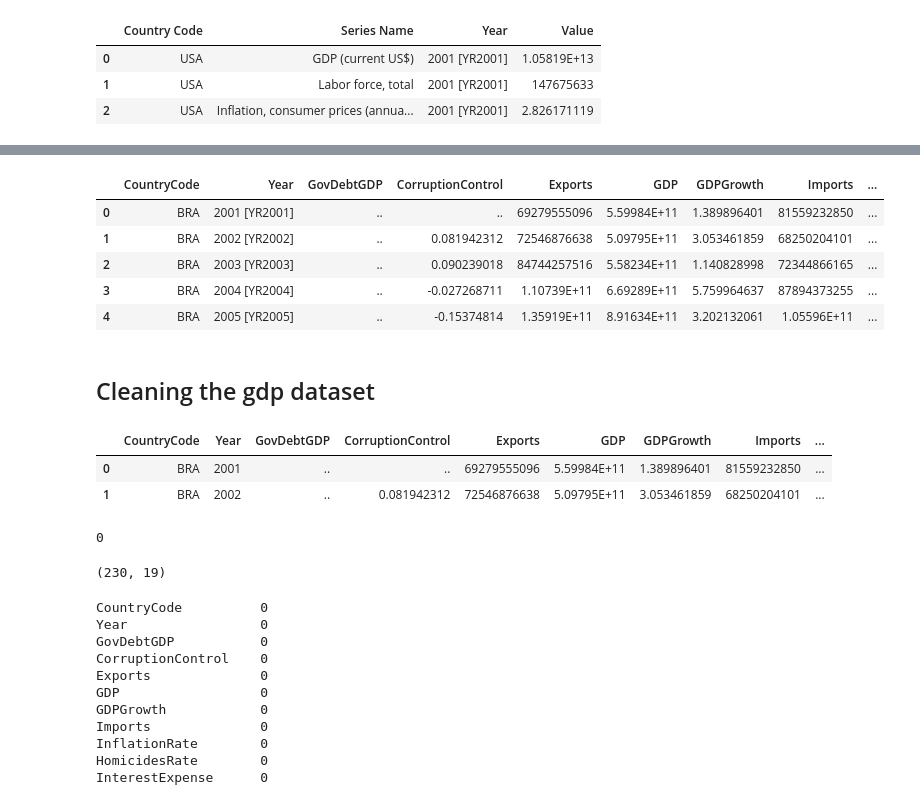
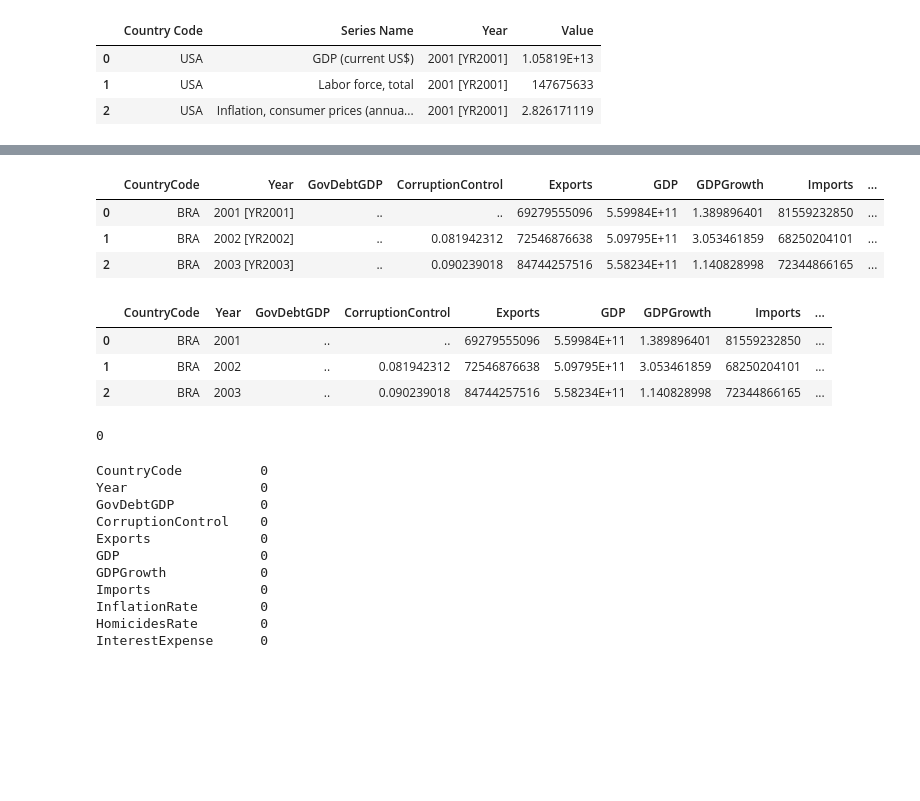
Before and after one commit to koto253/Data_Science_Portfolio, a Jupyter notebook: GDP_Economic_Indicators_Data_Analysis/gdp_economic_indicators_data_analysis.ipynb, the cells around one changed output, grey strips where cells are left out. Saved outputs shown, nothing was run; the diff lists cells and outputs as text; code cells hidden in the pictures; blank space fills up the shorter version.

```diff
--- a/GDP_Economic_Indicators_Data_Analysis/gdp_economic_indicators_data_analysis.ipynb
+++ b/GDP_Economic_Indicators_Data_Analysis/gdp_economic_indicators_data_analysis.ipynb
@@ -76,32 +37,25 @@ columns = ['CountryCode', 'Year', 'GovDebtGDP', 'CorruptionControl', 'Exports',
            'Imports', 'InflationRate', 'HomicidesRate', 'InterestExpense', 'InterestRevenue', 'LaborForce',
            'LifeExpectancy', 'MilitarySpend', 'Population', 'RealInterestRate', 'RefugeePop', 'UnemploymentRate']
 df.columns = columns
-df.head()
+df.head(3)
 # %% [output]
 |  | CountryCode | Year | GovDebtGDP | CorruptionControl | Exports | GDP | GDPGrowth | Imports | ... |
 | 0 | BRA | 2001 [YR2001] | .. | .. | 69279555096 | 5.59984E+11 | 1.389896401 | 81559232850 | ... |
 | 1 | BRA | 2002 [YR2002] | .. | 0.081942312 | 72546876638 | 5.09795E+11 | 3.053461859 | 68250204101 | ... |
 | 2 | BRA | 2003 [YR2003] | .. | 0.090239018 | 84744257516 | 5.58234E+11 | 1.140828998 | 72344866165 | ... |
-| 3 | BRA | 2004 [YR2004] | .. | -0.027268711 | 1.10739E+11 | 6.69289E+11 | 5.759964637 | 87894373255 | ... |
-| 4 | BRA | 2005 [YR2005] | .. | -0.15374814 | 1.35919E+11 | 8.91634E+11 | 3.202132061 | 1.05596E+11 | ... |
-# %% [markdown]
-## Cleaning the gdp dataset
 # %%
 df['Year'] = df['Year'].str.split(' ', expand=True)[0]
-df.head(2)
+df.head(3)
 # %% [output]
 |  | CountryCode | Year | GovDebtGDP | CorruptionControl | Exports | GDP | GDPGrowth | Imports | ... |
 | 0 | BRA | 2001 | .. | .. | 69279555096 | 5.59984E+11 | 1.389896401 | 81559232850 | ... |
 | 1 | BRA | 2002 | .. | 0.081942312 | 72546876638 | 5.09795E+11 | 3.053461859 | 68250204101 | ... |
+| 2 | BRA | 2003 | .. | 0.090239018 | 84744257516 | 5.58234E+11 | 1.140828998 | 72344866165 | ... |
 # %%
 # check for duplicates
 df.duplicated().sum()
 # %% [output]
 0
-# %%
-df.shape
-# %% [output]
-(230, 19)
 # %%
 df.isna().sum()
 # %% [output]
```
Also changed, not shown: parts of 32 cells of this notebook, 8 other files.
